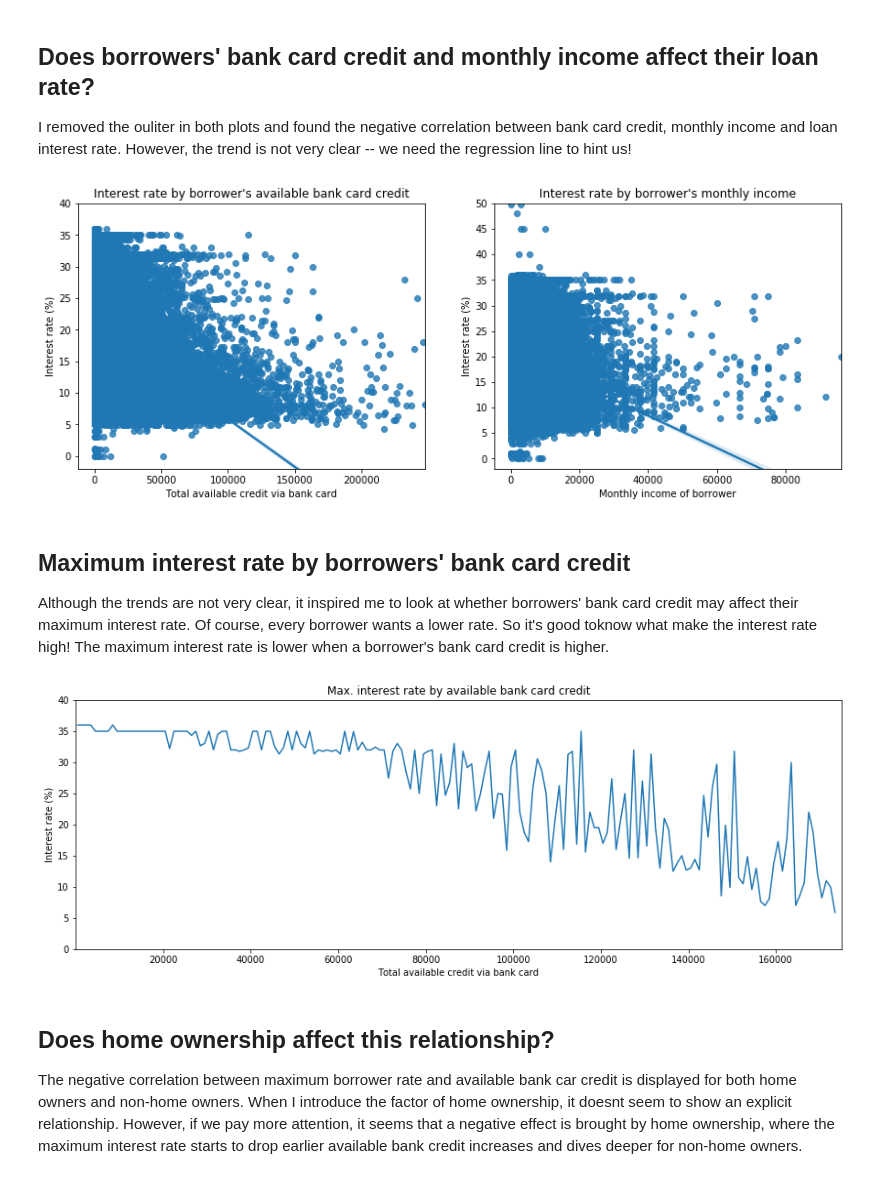
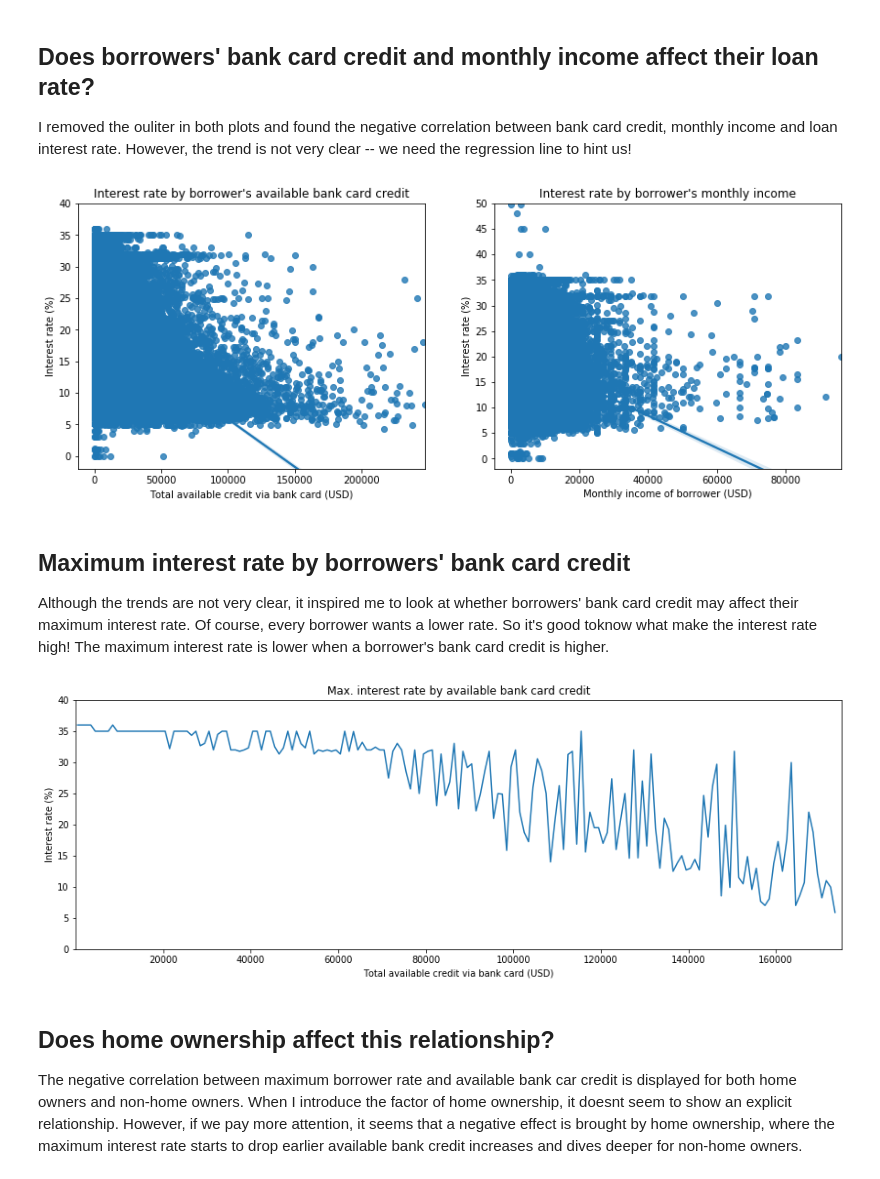
Before and after one commit to Zalon-Wong/Visualizing_Personal_Loan_Data, a Jupyter notebook: slide_deck.ipynb, the cells around one changed output. Drawn from its saved outputs; the diff is of its cells as text; code cells hidden in the pictures.

```diff
--- a/slide_deck.ipynb
+++ b/slide_deck.ipynb
@@ -95,34 +96,34 @@ I removed the ouliter in both plots and found the negative correlation between b
 # %%
 plt.figure(figsize=[14,5])
 
 plt.subplot(1, 2, 1)
 no_out_ploan = ploan.query('AvailableBankcardCredit < 250000')
 no_out_ploan
 
 sb.regplot(data=no_out_ploan, x='AvailableBankcardCredit', y='BorrowerRate')
-plt.xlabel('Total available credit via bank card')
+plt.xlabel('Total available credit via bank card (USD)')
 plt.ylabel('Interest rate (%)')
 yticklocs = [0, 0.05, 0.1, 0.15, 0.2, 0.25, 0.3, 0.35, 0.4]
 ytickmarks = [0, 5, 10, 15, 20, 25, 30, 35, 40]
 plt.yticks(yticklocs, ytickmarks )
 plt.title ("Interest rate by borrower's available bank card credit")
 plt.ylim(-0.02, 0.4);
 
 
 plt.subplot(1, 2, 2)
 no_out_ploan1 = ploan.query('StatedMonthlyIncome < 100000')
 no_out_ploan1
 
 sb.regplot(data=no_out_ploan1, x='StatedMonthlyIncome', y='BorrowerRate')
-plt.xlabel('Monthly income of borrower')
+plt.xlabel('Monthly income of borrower (USD)')
 plt.ylabel('Interest rate (%)')
 yticklocs = [0, 0.05, 0.1, 0.15, 0.2, 0.25, 0.3, 0.35, 0.4, 0.45, 0.5]
 ytickmarks = [0, 5, 10, 15, 20, 25, 30, 35, 40, 45, 50]
 plt.yticks(yticklocs, ytickmarks )
 plt.title ("Interest rate by borrower's monthly income")
 plt.ylim(-0.02, 0.5);
 # %% [output]
-[figure, old version]
+[figure, new version]
 # %% [markdown]
 ## Maximum interest rate by borrowers' bank card credit
 
@@ -142,14 +143,14 @@ plt.figure(figsize=[15,5])
 plt.errorbar(x=xbin_centers, y=y_max)
 plt.xlim(1,175000)
 plt.title('Max. interest rate by available bank card credit')
-plt.xlabel('Total available credit via bank card')
+plt.xlabel('Total available credit via bank card (USD)')
 plt.ylabel('Interest rate (%)')
 
 yticklocs = [0, 0.05, 0.1, 0.15, 0.2, 0.25, 0.3, 0.35, 0.4]
 ytickmarks = [0, 5, 10, 15, 20, 25, 30, 35, 40]
 plt.yticks(yticklocs, ytickmarks );
 # %% [output]
-[figure, old version]
+[figure, new version]
 # %% [markdown]
 ## Does home ownership affect this relationship?
 The negative correlation between maximum borrower rate and available bank car credit is displayed for both home owners and non-home owners. When I introduce the factor of home ownership, it doesnt seem to show an explicit relationship. However, if we pay more attention, it seems that a negative effect is brought by home ownership, where the maximum interest rate starts to drop earlier available bank credit increases and dives deeper for non-home owners.
```
Also changed, not shown: parts of 4 cells of this notebook.
